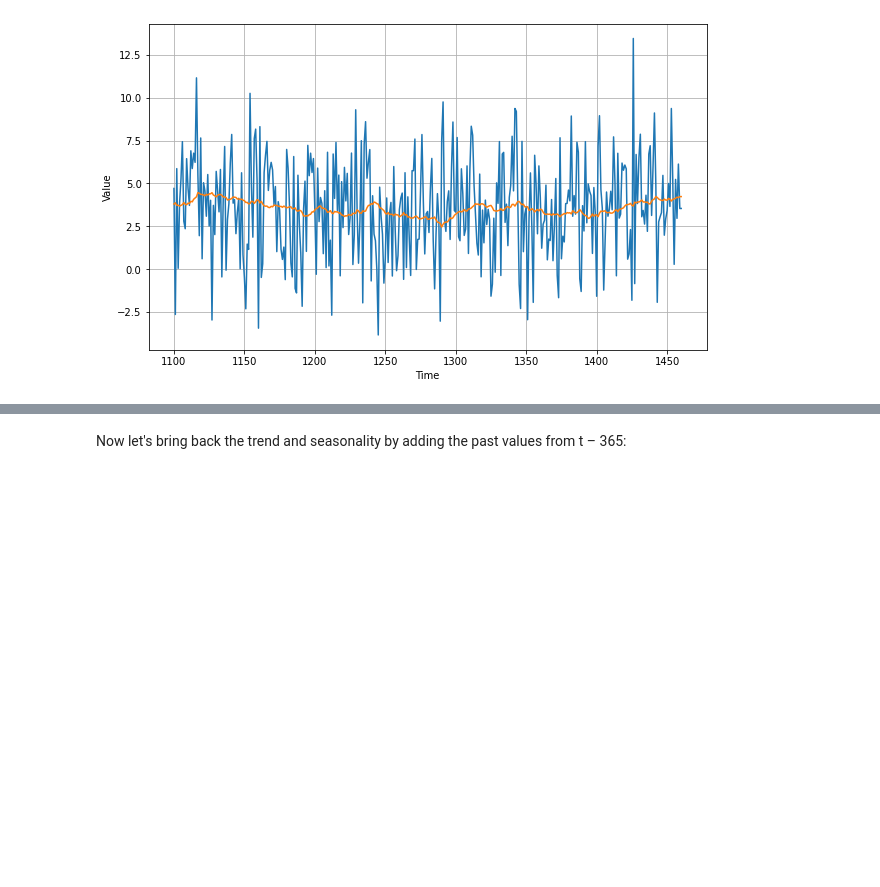
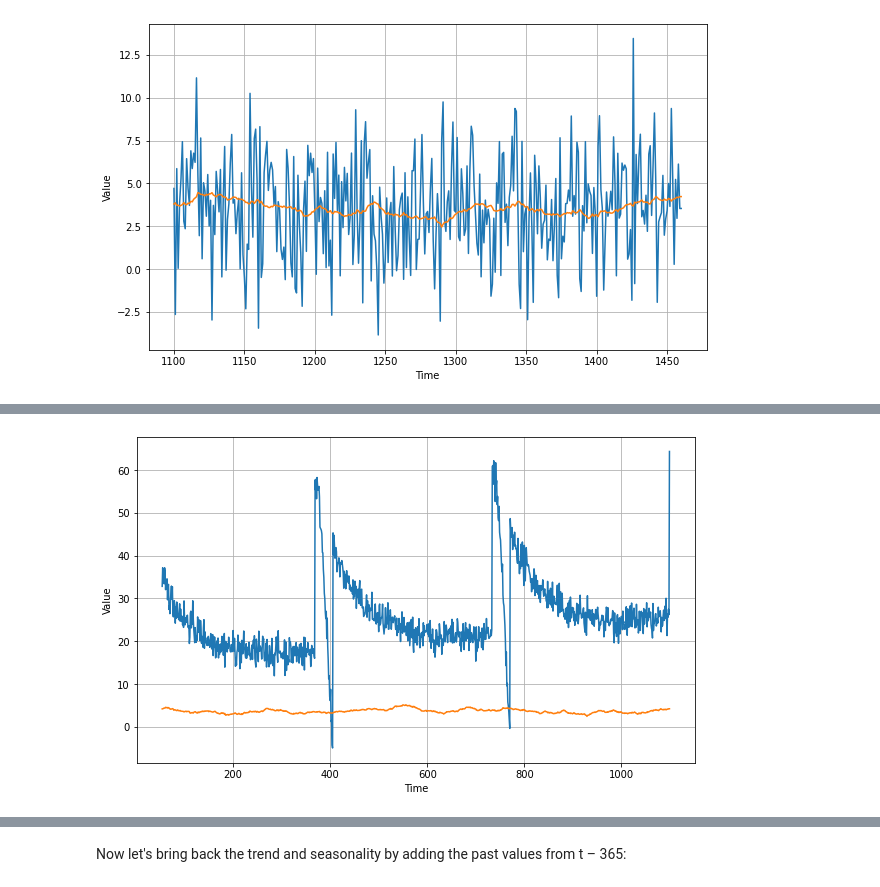
Before and after one commit to ravenwit/Learning-Neural-Network, a Jupyter notebook: Notebooks/DeepLearning.AI TensorFlow Developer/(4) Sequences, Time Series and Prediction/week 1/Week_1_Exercise_Answer.ipynb, the cells around one changed output, grey strips where cells are left out. Drawn from its saved outputs; the diff is of its cells as text; code cells hidden in the pictures; blank space fills up the shorter version.

```diff
--- a/Notebooks/DeepLearning.AI TensorFlow Developer/(4) Sequences, Time Series and Prediction/week 1/Week_1_Exercise_Answer.ipynb
+++ b/Notebooks/DeepLearning.AI TensorFlow Developer/(4) Sequences, Time Series and Prediction/week 1/Week_1_Exercise_Answer.ipynb
@@ -162,0 +179,7 @@ plt.show()
+# %%
+plt.figure(figsize=(10, 6))
+plot_series(time_train[1100-1046:], series[-1046:])
+plot_series(time_train[1100-1046:], diff_moving_avg_tst)
+plt.show()
+# %% [output]
+[figure, added]
```
Also changed, not shown: parts of 3 cells of this notebook.
